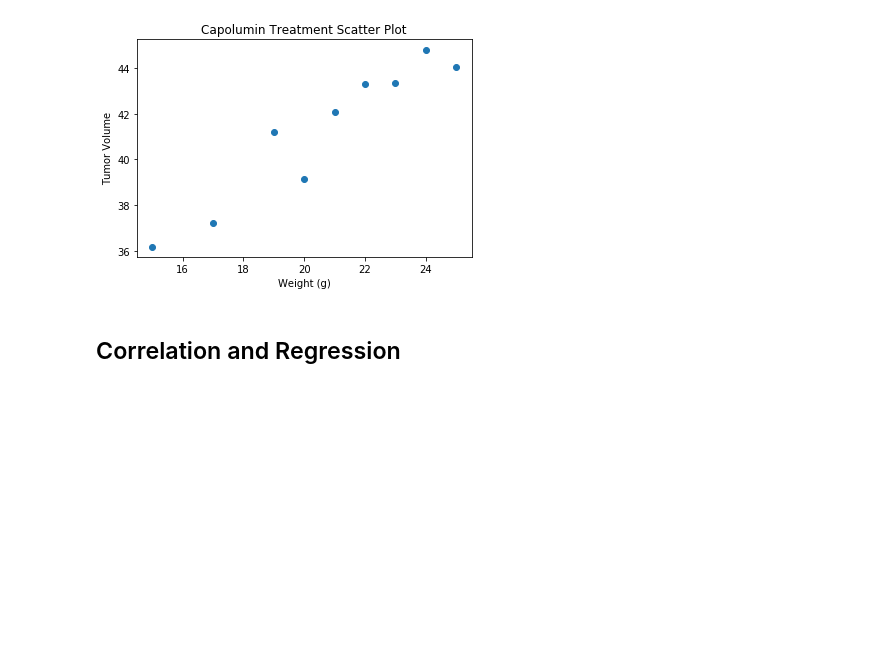
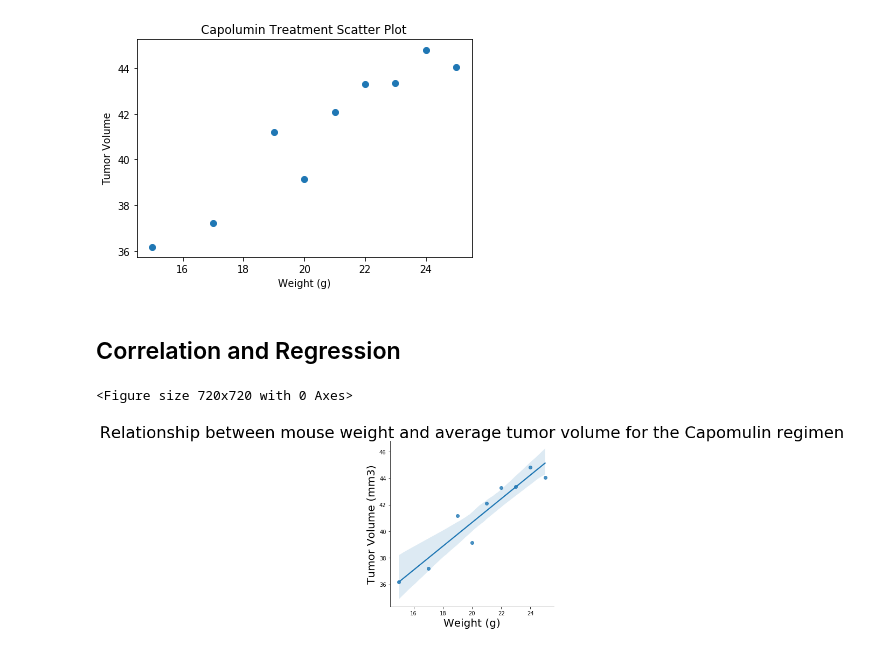
Before and after one commit to dgustave/Matplotlib-Challenge, a Jupyter notebook: Instructions/Pymaceuticals/pymaceuticals_starter.ipynb, the cells around one changed output. Saved outputs shown, nothing was run; the diff lists cells and outputs as text; code cells hidden in the pictures; blank space fills up the shorter version.

```diff
--- a/Instructions/Pymaceuticals/pymaceuticals_starter.ipynb
+++ b/Instructions/Pymaceuticals/pymaceuticals_starter.ipynb
@@ -372,0 +369,15 @@ plt.show()
+# %%
+# Calculate the correlation coefficient and linear regression model
+# for mouse weight and average tumor volume for the Capomulin regimen
+# regression plot using seaborn
+fig = plt.figure(figsize=(10, 10))
+sns.lmplot(x= "Weight (g)", y="Tumor Volume (mm3)", data=capomulin_grouped_weight, fit_reg=True)
+# options: .convert_objects(convert_numeric=True)
+# Legend, title and labels.
+#plt.legend(labels=['Males', 'Females'])
+plt.title('Relationship between mouse weight and average tumor volume for the Capomulin regimen', size=30)
+plt.xlabel('Weight (g)', size=20)
+plt.ylabel('Tumor Volume (mm3)', size=20);
+# %% [output]
+<Figure size 720x720 with 0 Axes>
+[figure, added]
```
Also changed, not shown: parts of 3 cells of this notebook.
